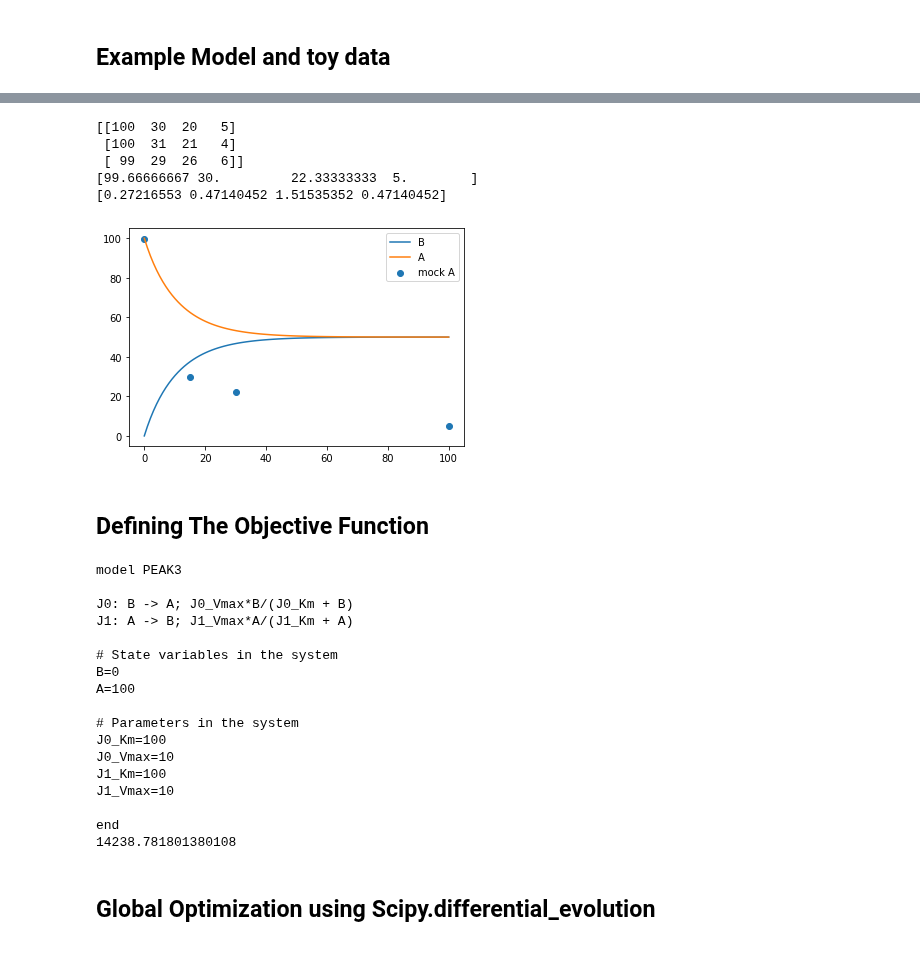
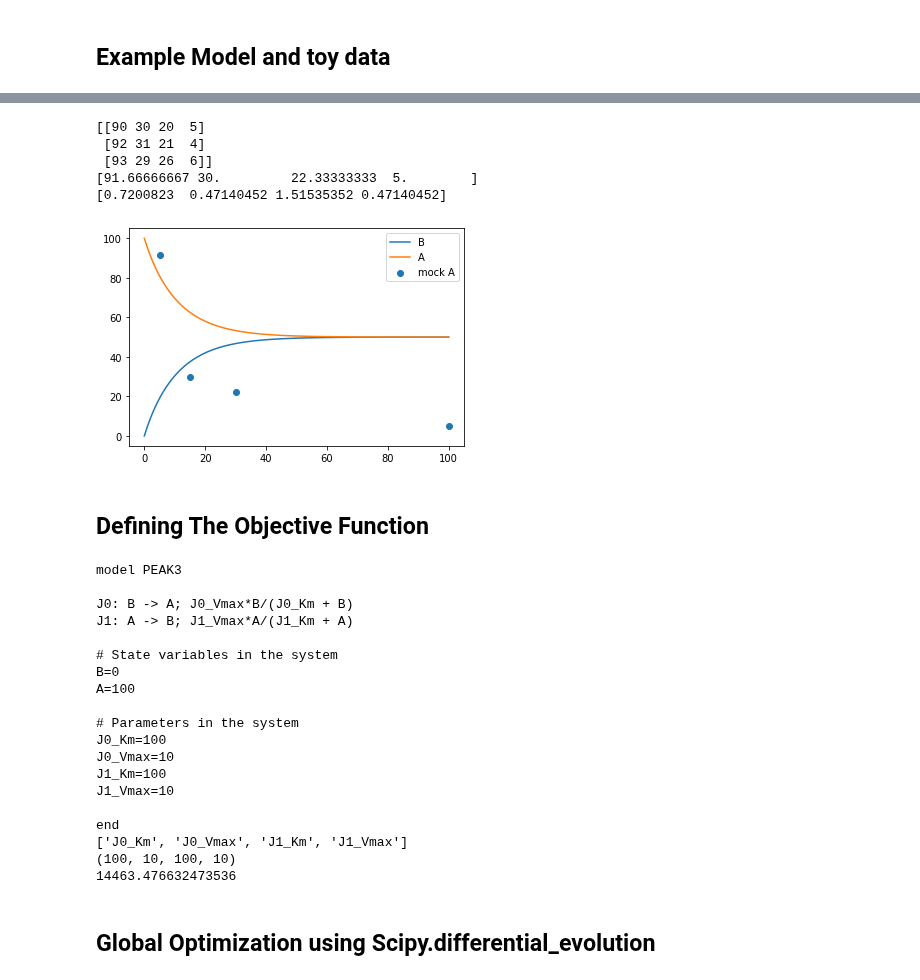
Before and after one commit to AnEvilBurrito/new-peak-project, a Jupyter notebook: src/parameter_estimation.ipynb, the cells around one changed output, grey strips where cells are left out. Cells and saved outputs as stored; diff of their text form; code cells hidden in the pictures.

```diff
--- a/src/parameter_estimation.ipynb
+++ b/src/parameter_estimation.ipynb
@@ -39,6 +39,20 @@ def find_closest_idx(array, value):
     return idx
 
 print(find_closest_idx(res['time'], 50))
+
+init_states = model.get_state_variables()
+for k, v in init_states.items():
+    runner[f'[{k}]'] = v
+
+res = runner.simulate(0, 100, 100)
+states = model.get_state_variables().keys()
+for s in states:
+    # print(s)
+    plt.plot(res['time'], res[f'[{s}]'], label=s)
+
+
+plt.legend()
+plt.show()
 # %% [output]
 model PEAK3
 
@@ -77,34 +92,34 @@ end
 # %%
 # toy data
 
 import numpy as np
 
-mock_A = [100, 30, 20, 5, 100, 31, 21, 4, 99, 29, 26, 6]
+mock_A = [90, 30, 20, 5, 92, 31, 21, 4, 93, 29, 26, 6]
 mock_A = np.array(mock_A).reshape(3,4)
 mock_A_ave= np.average(mock_A, axis=0)
 mock_A_std = np.std(mock_A, axis=0) / np.sqrt(mock_A.shape[0])
 
 
 print(mock_A)
 print(mock_A_ave)
 print(mock_A_std)
-mock_time = [0, 15, 30, 100]
+mock_time = [5, 15, 30, 100]
 
 states = model.get_state_variables().keys()
 for s in states:
     # print(s)
     plt.plot(res['time'], res[f'[{s}]'], label=s)
 
 plt.scatter(mock_time, mock_A_ave, label='mock A')
 plt.legend()
 plt.show()
 # %% [output]
-[[100  30  20   5]
- [100  31  21   4]
- [ 99  29  26   6]]
-[99.66666667 30.         22.33333333  5.        ]
-[0.27216553 0.47140452 1.51535352 0.47140452]
+[[90 30 20  5]
+ [92 31 21  4]
+ [93 29 26  6]]
+[91.66666667 30.         22.33333333  5.        ]
+[0.7200823  0.47140452 1.51535352 0.47140452]
-[figure, old version]
+[figure, new version]
 # %% [markdown]
 ## Defining The Objective Function
 # %%
@@ -209,6 +235,7 @@ from models.ArchtypeCollections import *
 
 import matplotlib.pyplot as plt
 import roadrunner
+import numpy as np
 
 
 model = ModelBuilder('PEAK3')
@@ -219,19 +246,28 @@ print(model.get_antimony_model())
 
 runner = roadrunner.RoadRunner(model.get_sbml_model())
 
-mock_A = [100, 30, 20, 5, 100, 31, 21, 4, 99, 29, 26, 6]
+mock_A = [90, 30, 20, 5, 92, 31, 21, 4, 93, 29, 26, 6]
 mock_A = np.array(mock_A).reshape(3,4)
 mock_A_ave= np.average(mock_A, axis=0)
 mock_A_std = np.std(mock_A, axis=0) / np.sqrt(mock_A.shape[0])
-mock_time = [0, 15, 30, 100]
+mock_time = [5, 15, 30, 100]
 
 exp_data = ExperimentalData()
 exp_data.add_data(mock_time, mock_A_ave, mock_A_std, 'A')
 
 init_paramset = tuple(model.get_parameters().values())
+init_states = model.get_state_variables()
 params_name = list(model.get_parameters().keys())
 
-print(objective(init_paramset, runner, params_name, exp_data, sim_time=100))
+print(params_name)
+print(init_paramset)
+
+known_err_array = [0,0,0,0]
+
+print(objective(init_paramset, runner, params_name, init_states, exp_data, sim_time=100))
+
+for i in range(1000):
+    objective(init_paramset, runner, params_name, init_states, exp_data, sim_time=100)
 # %% [output]
 model PEAK3
 
@@ -249,7 +285,9 @@ J1_Km=100
 J1_Vmax=10
 
 end
-14238.781801380108
+['J0_Km', 'J0_Vmax', 'J1_Km', 'J1_Vmax']
+(100, 10, 100, 10)
+14463.476632473536
 # %% [markdown]
 ## Global Optimization using Scipy.differential_evolution
 # %%
```
Also changed, not shown: parts of 5 cells of this notebook.
